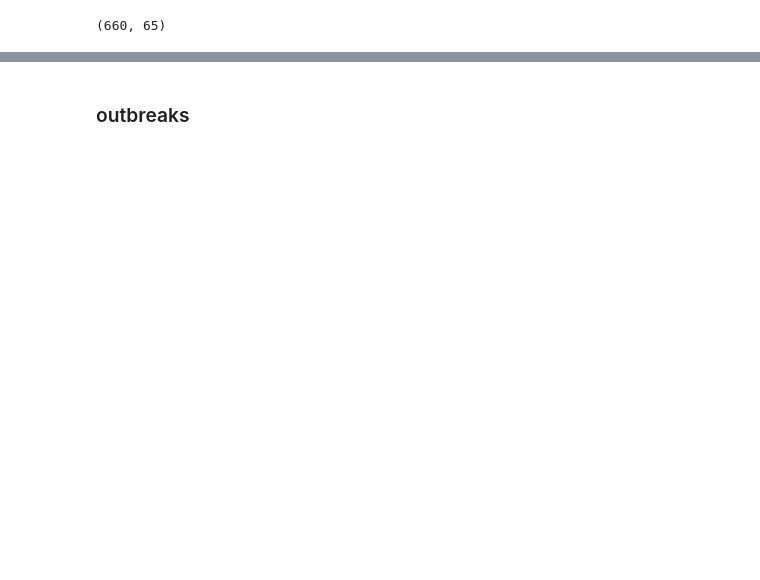
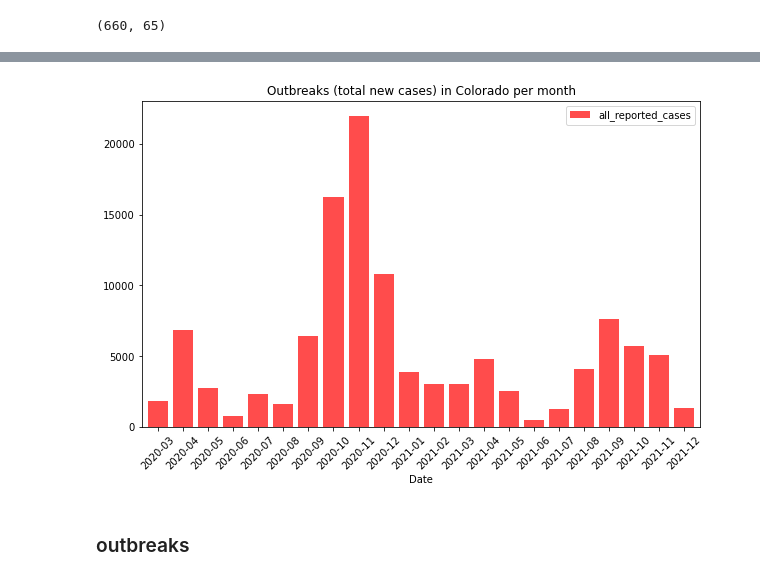
Before and after one commit to edterrell/covid_machinations, a Jupyter notebook: ColoradoOutbreaks.ipynb, the cells around one changed output, grey strips where cells are left out. Drawn from its saved outputs; the diff is of its cells as text; code cells hidden in the pictures; blank space fills up the shorter version.

Commit message:
Repaired bar plot to include active and resolved cases

```diff
--- a/ColoradoOutbreaks.ipynb
+++ b/ColoradoOutbreaks.ipynb
@@ -181,0 +165,17 @@ df.sort_index(ascending=False).head(10)
+# %%
+# create dfs for both active and resolved sheets
+for i in range(2):
+    i=i+1
+    sheet = pd.read_excel(f'covid_data/covid_report_{current_report}.xlsx',sheet_name=i,parse_dates=['Date reported to public health'])
+    sheet = sheet.iloc[:,:16]
+    sheet = polish_report(sheet)
+    sheet = sheet.sort_index(ascending=False)
+    if i == 1:
+        df1 = sheet.resample('M').sum()
+    elif i == 2:
+        df2 = sheet.resample('M').sum()
+# %%
+# Merge both dfs into a single df "totals" and change all types to integers
+totals = pd.merge(df1,df2,left_index=True, right_index=True,how='outer' ).fillna(0)
+totals = totals.astype(int)
+totals.tail()
@@ -181,0 +190,9 @@ df.sort_index(ascending=False).head(10)
+# %%
+# Create a column which sums active and resolved totals
+totals['all_reported_cases'] = totals.total_x+totals.total_y
+
+# Create a Date column for plotting purposes
+# Keep only the last two columns
+totals['Date'] = totals.index.strftime('%Y-%m')
+totals = totals.iloc[:,-2:]
+totals.tail()
@@ -182,2 +207,10 @@ df.sort_index(ascending=False).head(10)
+# %%
+totals[['Date','all_reported_cases']].plot.bar(figsize=(10,6), \
+                                x='Date',rot=45, width=.8, \
+                                color="red",alpha=.7,\
+                                title="Outbreaks (total new cases) in Colorado per month");
+plt.savefig(f'./covid_data_update/outbreaks-updated-{day}.png');
+# %% [output]
+[figure, added]
 # %% [markdown]
 ### outbreaks
```
Also changed, not shown: parts of 25 cells of this notebook.
